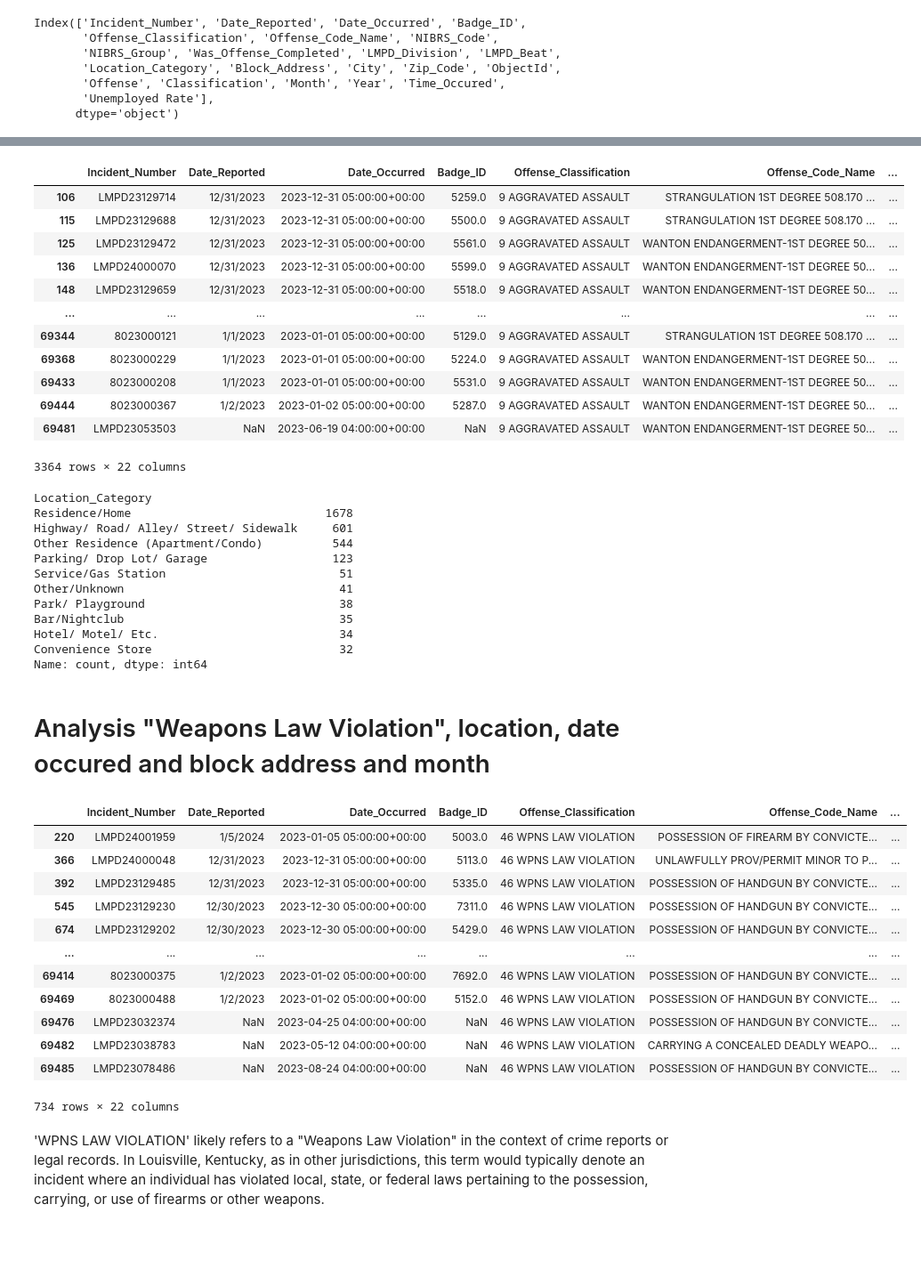
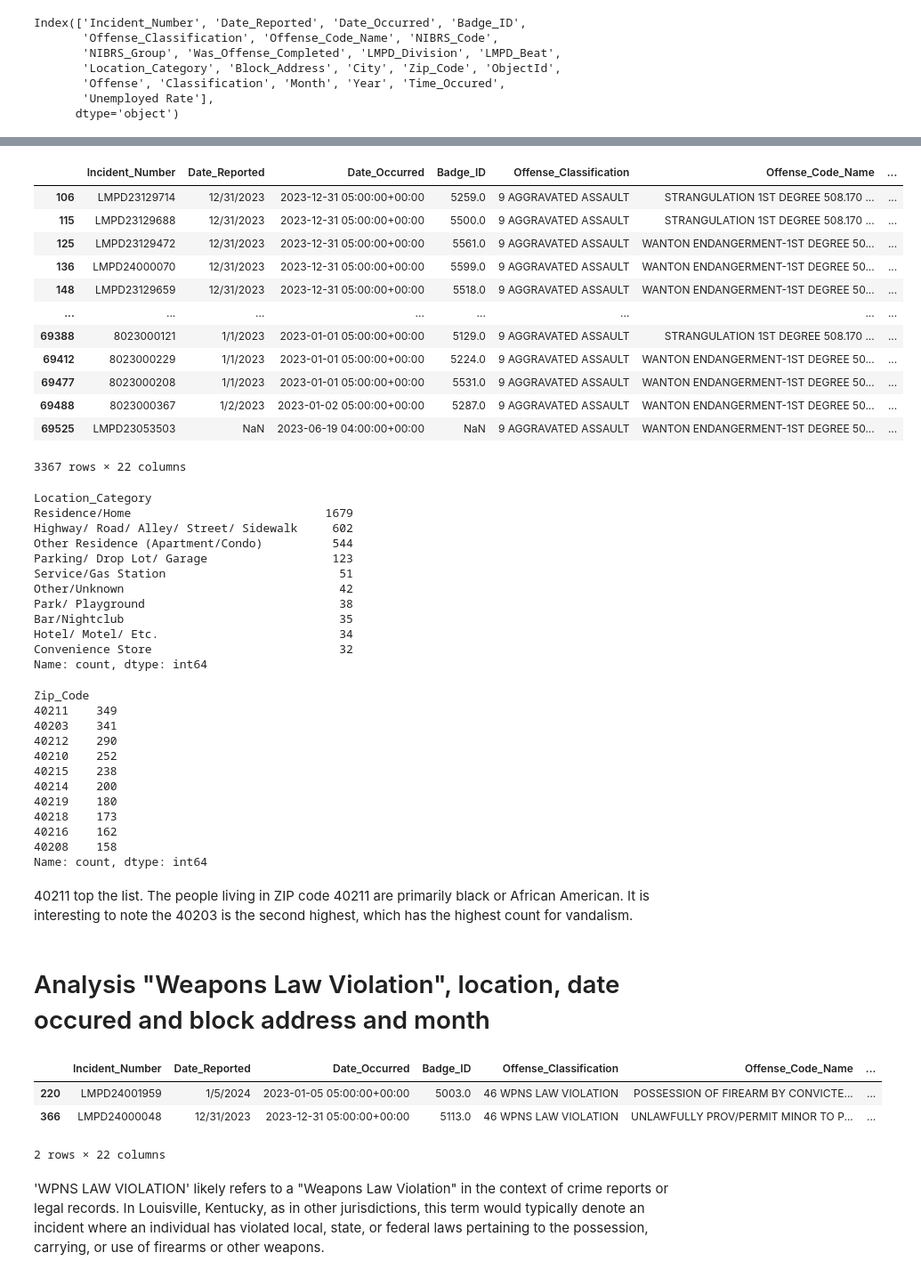
Before and after one commit to Uhuegbu23/crime_unemployment_data, a Jupyter notebook: notebooks/louisville_crime.ipynb, the cells around one changed output, grey strips where cells are left out. Shown at 89% size. Saved outputs shown, nothing was run; the diff lists cells and outputs as text; code cells hidden in the pictures; blank space fills up the shorter version.

```diff
--- a/notebooks/louisville_crime.ipynb
+++ b/notebooks/louisville_crime.ipynb
@@ -462,8 +453,8 @@ plt.savefig('Total Crime Events by Month.png', bbox_inches='tight')
 # %% [markdown]
 plot the bar chart
 # %%
-louisville_crime_df_filtered['Time_Occured'] = louisville_crime_df_filtered['Date_Occurred'].dt.time
-louisville_crime_df_filtered['Time_Occured']
+louisville_crime_df['Time_Occured'] = louisville_crime_df['Date_Occurred'].dt.time
+louisville_crime_df['Time_Occured']
 # %% [output]
 0        04:00:00
 1        05:00:00
@@ -956,5 +944,5 @@ louisville_crime_df_filtered.head()
 # %%
-louisville_crime_df_filtered.rename(columns={'Month_Occured': 'Month', 'Year Occured': 'Year'}, inplace=True)
-louisville_crime_df.tail(5)
+louisville_crime_df.rename(columns={'Month_Occured': 'Month', 'Year Occured': 'Year'}, inplace=True)
+louisville_crime_df.tail(2)
 # %% [output]
 |  | Incident_Number | Date_Reported | Date_Occurred | Badge_ID | Offense_Classification | Offense_Code_Name | ... |
@@ -966,13 +952,13 @@ louisville_crime_df.tail(5)
 # %%
-louisville_crime_df_filtered['Month'] = louisville_crime_df_filtered['Month'].astype(str)
-louisville_crime_df_filtered['Year'] = louisville_crime_df_filtered['Year'].astype(str)
+louisville_crime_df['Month'] = louisville_crime_df['Month'].astype(str)
+louisville_crime_df['Year'] = louisville_crime_df['Year'].astype(str)
 
 louisville_unemployment_df_2023['Month'] = louisville_unemployment_df_2023['Month'].astype(str)
 louisville_unemployment_df_2023['Year'] = louisville_unemployment_df_2023['Year'].astype(str)
 # %% [markdown]
 Convert Data Types to string so that i can join.
 # %%
-louis_crime_unemployment_df = pd.merge(louisville_crime_df_filtered, louisville_unemployment_df_2023, on=["Month", "Year"], how="left")
+louis_crime_unemployment_df = pd.merge(louisville_crime_df, louisville_unemployment_df_2023, on=["Month", "Year"], how="left")
 louis_crime_unemployment_df.head(1)
 # %% [output]
 |  | Incident_Number | Date_Reported | Date_Occurred | Badge_ID | Offense_Classification | Offense_Code_Name | ... |
@@ -1414,6 +1402,6 @@ Name: Classification, Length: 69487, dtype: object>
 # %%
-crime_type =louis_crime_unemployment_df.loc[louis_crime_unemployment_df['Classification'].isin(['AGGRAVATED ASSAULT'])]
-crime_type
+aggravated_assault =louis_crime_unemployment_df.loc[louis_crime_unemployment_df['Classification'].isin(['AGGRAVATED ASSAULT'])]
+aggravated_assault
 # %% [output]
 |  | Incident_Number | Date_Reported | Date_Occurred | Badge_ID | Offense_Classification | Offense_Code_Name | ... |
 | 106 | LMPD23129714 | 12/31/2023 | 2023-12-31 05:00:00+00:00 | 5259.0 | 9 AGGRAVATED ASSAULT | STRANGULATION 1ST DEGREE 508.170 ... | ... |
@@ -1422,47 +1410,56 @@ crime_type
 | 136 | LMPD24000070 | 12/31/2023 | 2023-12-31 05:00:00+00:00 | 5599.0 | 9 AGGRAVATED ASSAULT | WANTON ENDANGERMENT-1ST DEGREE 50... | ... |
 | 148 | LMPD23129659 | 12/31/2023 | 2023-12-31 05:00:00+00:00 | 5518.0 | 9 AGGRAVATED ASSAULT | WANTON ENDANGERMENT-1ST DEGREE 50... | ... |
 | ... | ... | ... | ... | ... | ... | ... | ... |
-| 69344 | 8023000121 | 1/1/2023 | 2023-01-01 05:00:00+00:00 | 5129.0 | 9 AGGRAVATED ASSAULT | STRANGULATION 1ST DEGREE 508.170 ... | ... |
-| 69368 | 8023000229 | 1/1/2023 | 2023-01-01 05:00:00+00:00 | 5224.0 | 9 AGGRAVATED ASSAULT | WANTON ENDANGERMENT-1ST DEGREE 50... | ... |
-| 69433 | 8023000208 | 1/1/2023 | 2023-01-01 05:00:00+00:00 | 5531.0 | 9 AGGRAVATED ASSAULT | WANTON ENDANGERMENT-1ST DEGREE 50... | ... |
-| 69444 | 8023000367 | 1/2/2023 | 2023-01-02 05:00:00+00:00 | 5287.0 | 9 AGGRAVATED ASSAULT | WANTON ENDANGERMENT-1ST DEGREE 50... | ... |
-| 69481 | LMPD23053503 | NaN | 2023-06-19 04:00:00+00:00 | NaN | 9 AGGRAVATED ASSAULT | WANTON ENDANGERMENT-1ST DEGREE 50... | ... |
+| 69388 | 8023000121 | 1/1/2023 | 2023-01-01 05:00:00+00:00 | 5129.0 | 9 AGGRAVATED ASSAULT | STRANGULATION 1ST DEGREE 508.170 ... | ... |
+| 69412 | 8023000229 | 1/1/2023 | 2023-01-01 05:00:00+00:00 | 5224.0 | 9 AGGRAVATED ASSAULT | WANTON ENDANGERMENT-1ST DEGREE 50... | ... |
+| 69477 | 8023000208 | 1/1/2023 | 2023-01-01 05:00:00+00:00 | 5531.0 | 9 AGGRAVATED ASSAULT | WANTON ENDANGERMENT-1ST DEGREE 50... | ... |
+| 69488 | 8023000367 | 1/2/2023 | 2023-01-02 05:00:00+00:00 | 5287.0 | 9 AGGRAVATED ASSAULT | WANTON ENDANGERMENT-1ST DEGREE 50... | ... |
+| 69525 | LMPD23053503 | NaN | 2023-06-19 04:00:00+00:00 | NaN | 9 AGGRAVATED ASSAULT | WANTON ENDANGERMENT-1ST DEGREE 50... | ... |
-3364 rows × 22 columns
+3367 rows × 22 columns
 # %%
-crime_type_count=crime_type['Location_Category'].value_counts()
+crime_type_count=aggravated_assault['Location_Category'].value_counts()
 crime_type_count.head(10)
 # %% [output]
 Location_Category
-Residence/Home                            1678
-Highway/ Road/ Alley/ Street/ Sidewalk     601
+Residence/Home                            1679
+Highway/ Road/ Alley/ Street/ Sidewalk     602
 Other Residence (Apartment/Condo)          544
 Parking/ Drop Lot/ Garage                  123
 Service/Gas Station                         51
-Other/Unknown                               41
+Other/Unknown                               42
 Park/ Playground                            38
 Bar/Nightclub                               35
 Hotel/ Motel/ Etc.                          34
 Convenience Store                           32
 Name: count, dtype: int64
+# %%
+zip_aggravated_assault=aggravated_assault['Zip_Code'].value_counts()
+zip_aggravated_assault.head(10)
+# %% [output]
+Zip_Code
+40211    349
+40203    341
+40212    290
+40210    252
+40215    238
+40214    200
+40219    180
+40218    173
+40216    162
+40208    158
+Name: count, dtype: int64
+# %% [markdown]
+40211 top the list. The people living in ZIP code 40211 are primarily black or African American. It is interesting to note the 40203 is the second highest, which has the highest count for vandalism.
 # %% [markdown]
 # Analysis "Weapons Law Violation", location, date occured and block address and month
 # %%
 crime_law_violation=louis_crime_unemployment_df.loc[louis_crime_unemployment_df['Classification'].isin(['WPNS LAW VIOLATION'])]
-crime_law_violation
+crime_law_violation.head(2)
 # %% [output]
 |  | Incident_Number | Date_Reported | Date_Occurred | Badge_ID | Offense_Classification | Offense_Code_Name | ... |
 | 220 | LMPD24001959 | 1/5/2024 | 2023-01-05 05:00:00+00:00 | 5003.0 | 46 WPNS LAW VIOLATION | POSSESSION OF FIREARM BY CONVICTE... | ... |
 | 366 | LMPD24000048 | 12/31/2023 | 2023-12-31 05:00:00+00:00 | 5113.0 | 46 WPNS LAW VIOLATION | UNLAWFULLY PROV/PERMIT MINOR TO P... | ... |
-| 392 | LMPD23129485 | 12/31/2023 | 2023-12-31 05:00:00+00:00 | 5335.0 | 46 WPNS LAW VIOLATION | POSSESSION OF HANDGUN BY CONVICTE... | ... |
-| 545 | LMPD23129230 | 12/30/2023 | 2023-12-30 05:00:00+00:00 | 7311.0 | 46 WPNS LAW VIOLATION | POSSESSION OF HANDGUN BY CONVICTE... | ... |
-| 674 | LMPD23129202 | 12/30/2023 | 2023-12-30 05:00:00+00:00 | 5429.0 | 46 WPNS LAW VIOLATION | POSSESSION OF HANDGUN BY CONVICTE... | ... |
-| ... | ... | ... | ... | ... | ... | ... | ... |
-| 69414 | 8023000375 | 1/2/2023 | 2023-01-02 05:00:00+00:00 | 7692.0 | 46 WPNS LAW VIOLATION | POSSESSION OF HANDGUN BY CONVICTE... | ... |
-| 69469 | 8023000488 | 1/2/2023 | 2023-01-02 05:00:00+00:00 | 5152.0 | 46 WPNS LAW VIOLATION | POSSESSION OF HANDGUN BY CONVICTE... | ... |
-| 69476 | LMPD23032374 | NaN | 2023-04-25 04:00:00+00:00 | NaN | 46 WPNS LAW VIOLATION | POSSESSION OF HANDGUN BY CONVICTE... | ... |
-| 69482 | LMPD23038783 | NaN | 2023-05-12 04:00:00+00:00 | NaN | 46 WPNS LAW VIOLATION | CARRYING A CONCEALED DEADLY WEAPO... | ... |
-| 69485 | LMPD23078486 | NaN | 2023-08-24 04:00:00+00:00 | NaN | 46 WPNS LAW VIOLATION | POSSESSION OF HANDGUN BY CONVICTE... | ... |
-734 rows × 22 columns
+2 rows × 22 columns
 # %% [markdown]
 'WPNS LAW VIOLATION' likely refers to a "Weapons Law Violation" in the context of crime reports or legal records. In Louisville, Kentucky, as in other jurisdictions, this term would typically denote an incident where an individual has violated local, state, or federal laws pertaining to the possession, carrying, or use of firearms or other weapons.
 # %%
```
Also changed, not shown: parts of 78 cells of this notebook.
